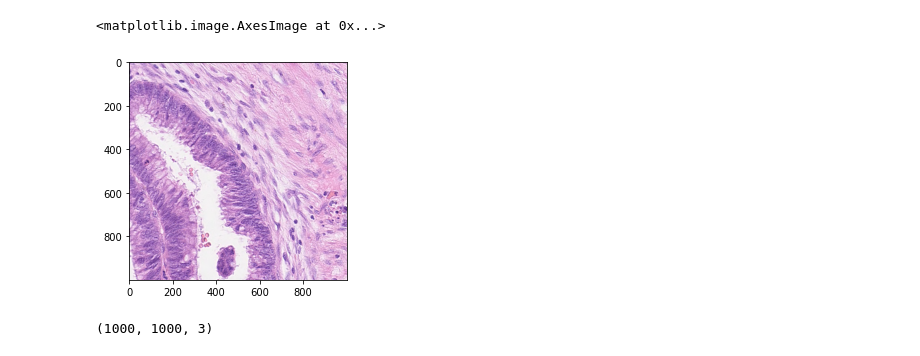
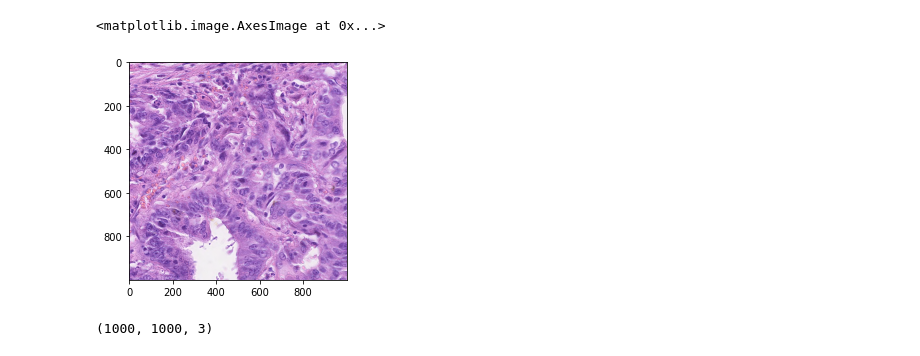
Before and after one commit to zahrasalarian/Artificial-Intelligence-in-Medicine-Projects, a Jupyter notebook: p4/main.ipynb, the cells around one changed output. Saved outputs shown, nothing was run; the diff lists cells and outputs as text; code cells hidden in the pictures.

```diff
--- a/p4/main.ipynb
+++ b/p4/main.ipynb
@@ -57,15 +58,15 @@ for des_path, folder_id in tqdm.tqdm(files_to_load.items()):
 # %%
 import matplotlib.image as mpimg
 import matplotlib.pyplot as plt
 
 # Read Images
-img = mpimg.imread('/root/CoNSeP/Train/Images/train_14.png')
+img = mpimg.imread('/root/CoNSeP/Train/Images/train_3.png')
 
-# Output Images
+# Input Images
 plt.imshow(img)
 # %% [output]
 <matplotlib.image.AxesImage at 0x...>
-[figure, old version]
+[figure, new version]
 # %%
 img.shape
 # %% [output]
```
Also changed, not shown: parts of 27 cells of this notebook.
